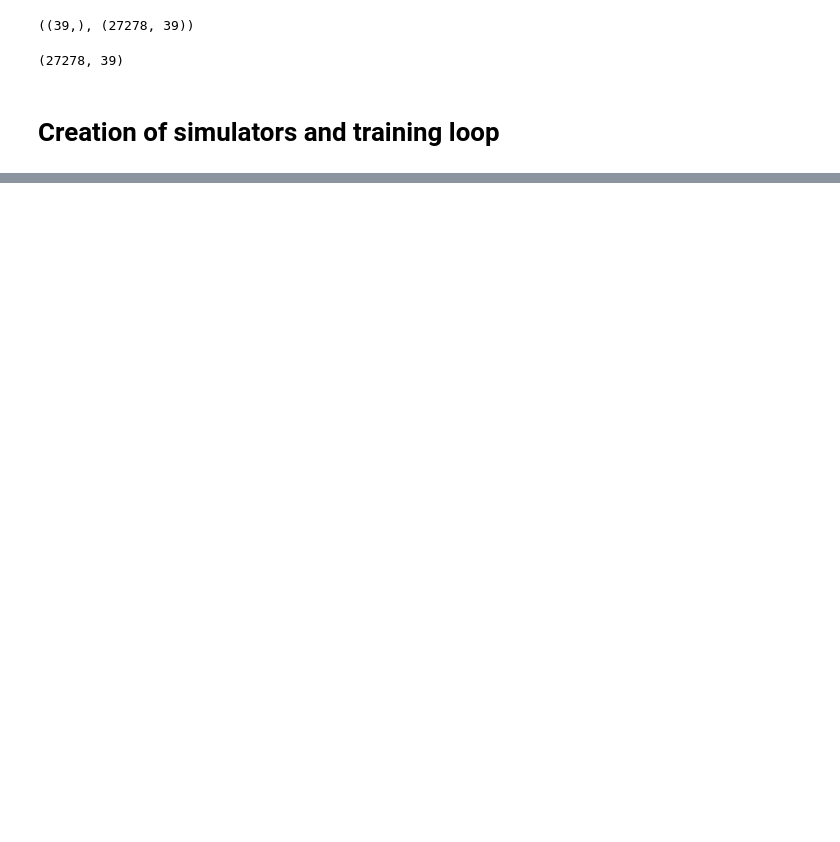
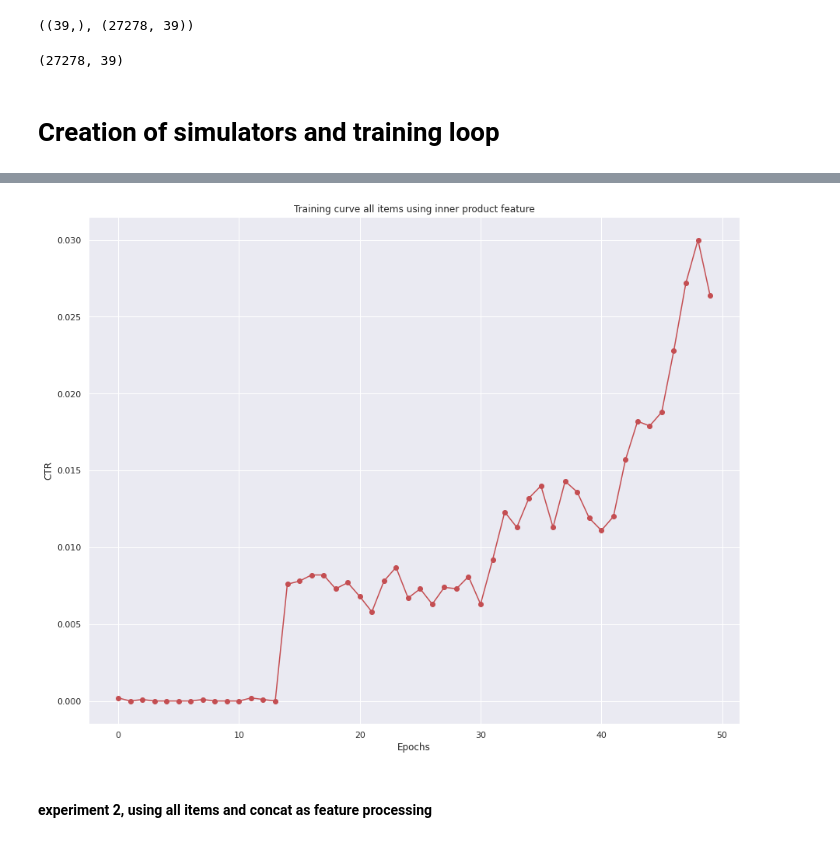
Before and after one commit to HikkaV/LinUCB-Movilens, a Jupyter notebook: notebooks/linucb_movielens_online.ipynb, the cells around one changed output, grey strips where cells are left out. Drawn from its saved outputs; the diff is of its cells as text; code cells hidden in the pictures; blank space fills up the shorter version.

```diff
--- a/notebooks/linucb_movielens_online.ipynb
+++ b/notebooks/linucb_movielens_online.ipynb
@@ -307,0 +386,13 @@ KeyboardInterrupt:
+# %%
+step = 10000
+train_curve_inner_all = [np.mean(reward_all_items[i:i+step]) for i in range(0,len(reward_all_items)+step, step)]
+plt.figure(figsize=(15,12))
+plt.plot(train_curve_inner_all, 'or')
+plt.plot(train_curve_inner_all, 'r')
+plt.title('Training curve all items using inner product feature')
+plt.ylabel('CTR')
+plt.xlabel('Epochs');
+# %% [output]
+[figure, added]
+# %% [markdown]
+#### experiment 2, using all items and concat as feature processing
```
Also changed, not shown: parts of 70 cells of this notebook.
